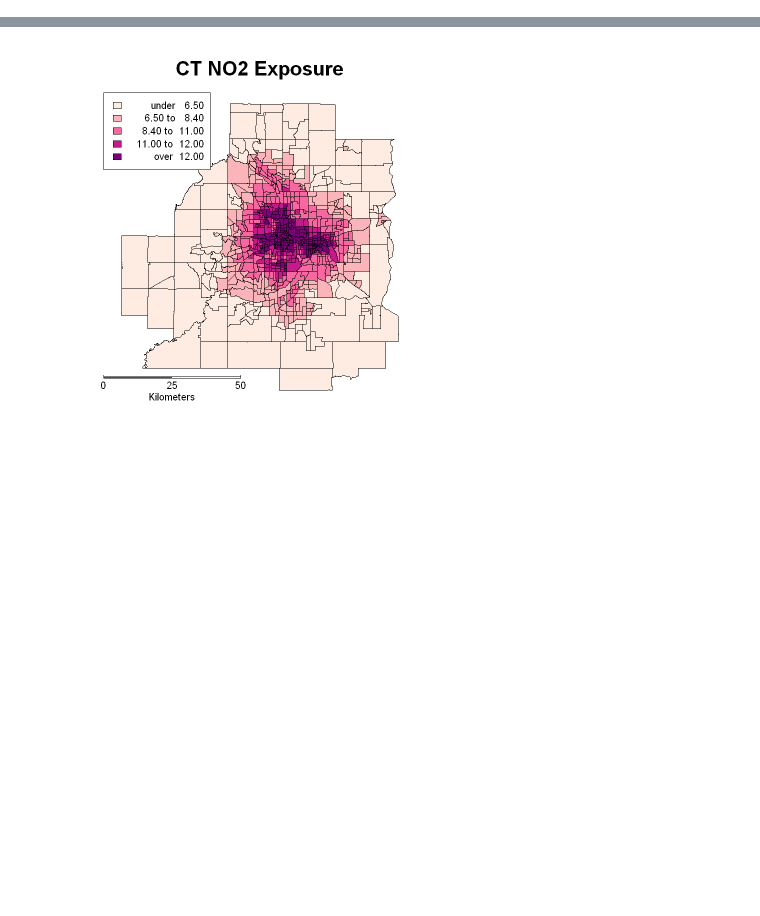
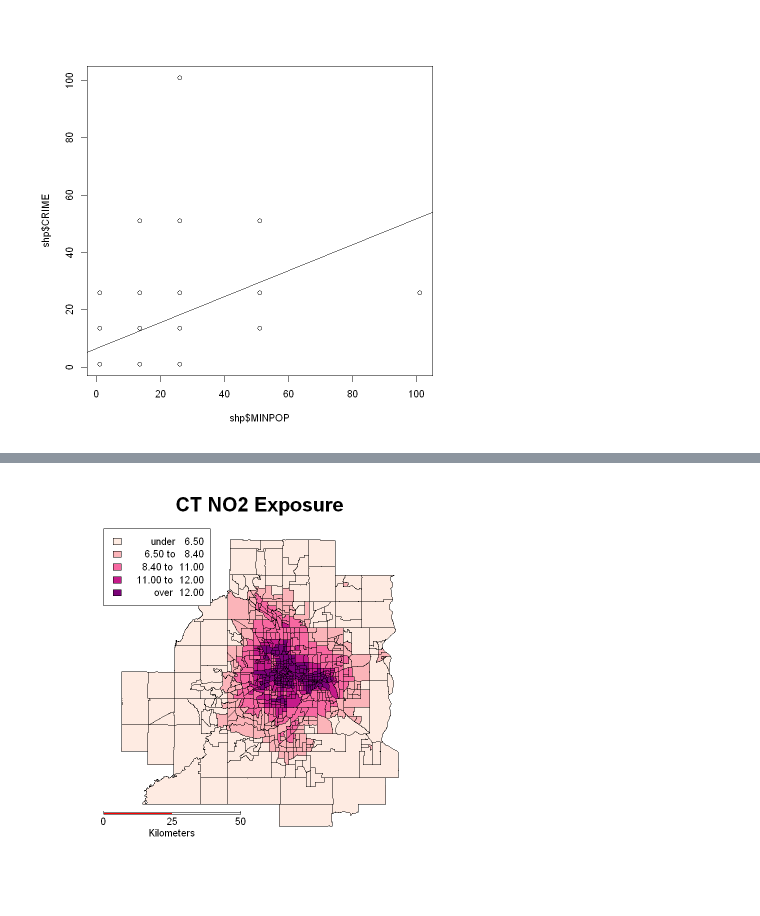
Before and after one commit to travisormsby/day_of_data, a Jupyter notebook: Autocorrelation.ipynb, the cells around one changed output, grey strips where cells are left out. Drawn from its saved outputs; the diff is of its cells as text; code cells hidden in the pictures; blank space fills up the shorter version.

```diff
--- a/Autocorrelation.ipynb
+++ b/Autocorrelation.ipynb
@@ -71,0 +104,4 @@ Data attributes:
+# %%
+# construct a linear regression model predicting asthma rates from industial index
+ols <- lm(CRIME ~ MINPOP, data = shp)
+summary(ols)
@@ -71,0 +126,5 @@ Data attributes:
+# %%
+plot(shp$MINPOP, shp$CRIME)
+abline(ols)
+# %% [output]
+[figure, added]
```
Also changed, not shown: parts of 27 cells of this notebook, 9 other files.
